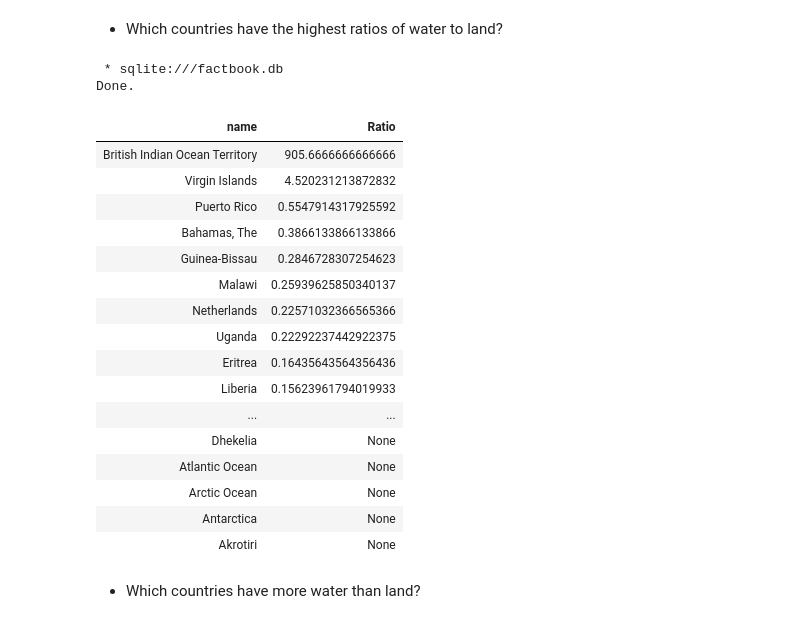
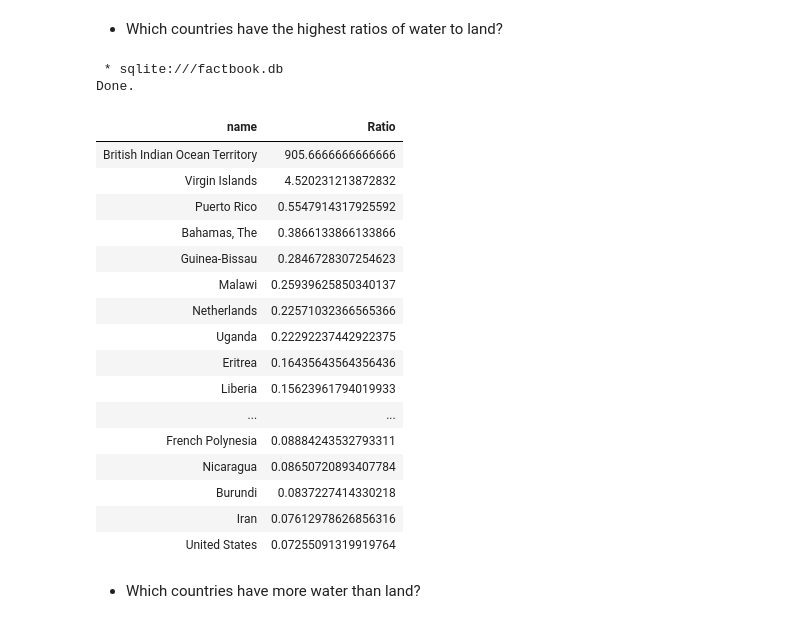
Before and after one commit to jgajera/Analyzing-CIA-Factbook-Data-Using-SQL, a Jupyter notebook: Project 5 --- Analyzing CIA Factbook Data Using SQL.ipynb, the cells around one changed output. Cells and saved outputs as stored; diff of their text form; code cells hidden in the pictures.

```diff
--- a/Project 5 --- Analyzing CIA Factbook Data Using SQL.ipynb
+++ b/Project 5 --- Analyzing CIA Factbook Data Using SQL.ipynb
@@ -197,30 +197,31 @@ Done.
 # %%
 %%sql
 SELECT name, CAST(area_water AS Float) / CAST(area_land AS Float) AS Ratio
     FROM facts
     WHERE ((name!="World" OR Ratio!=0.0) AND name!="World")
     GROUP BY name
-    ORDER BY Ratio DESC;
+    ORDER BY Ratio DESC
+    LIMIT 25;
 # %% [output]
  * sqlite:///factbook.db
 Done.
 | name | Ratio |
 | British Indian Ocean Territory | 905.6666666666666 |
 | Virgin Islands | 4.520231213872832 |
 | Puerto Rico | 0.5547914317925592 |
 | Bahamas, The | 0.3866133866133866 |
 | Guinea-Bissau | 0.2846728307254623 |
 | Malawi | 0.25939625850340137 |
 | Netherlands | 0.22571032366565366 |
 | Uganda | 0.22292237442922375 |
 | Eritrea | 0.16435643564356436 |
 | Liberia | 0.15623961794019933 |
 | ... | ... |
-| Dhekelia | None |
-| Atlantic Ocean | None |
-| Arctic Ocean | None |
-| Antarctica | None |
-| Akrotiri | None |
+| French Polynesia | 0.08884243532793311 |
+| Nicaragua | 0.08650720893407784 |
+| Burundi | 0.0837227414330218 |
+| Iran | 0.07612978626856316 |
+| United States | 0.07255091319919764 |
 # %% [markdown]
 * Which countries have more water than land?
 # %%
```
